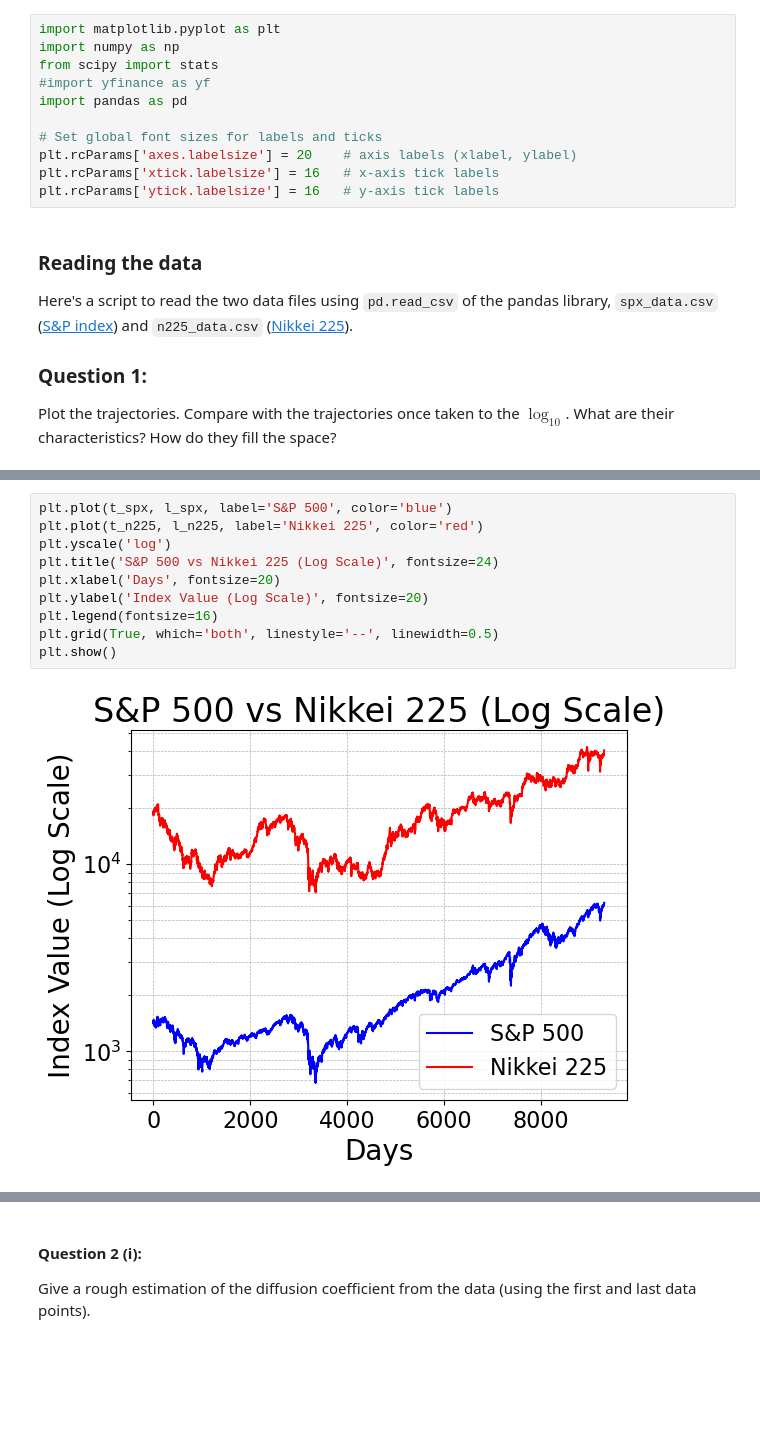
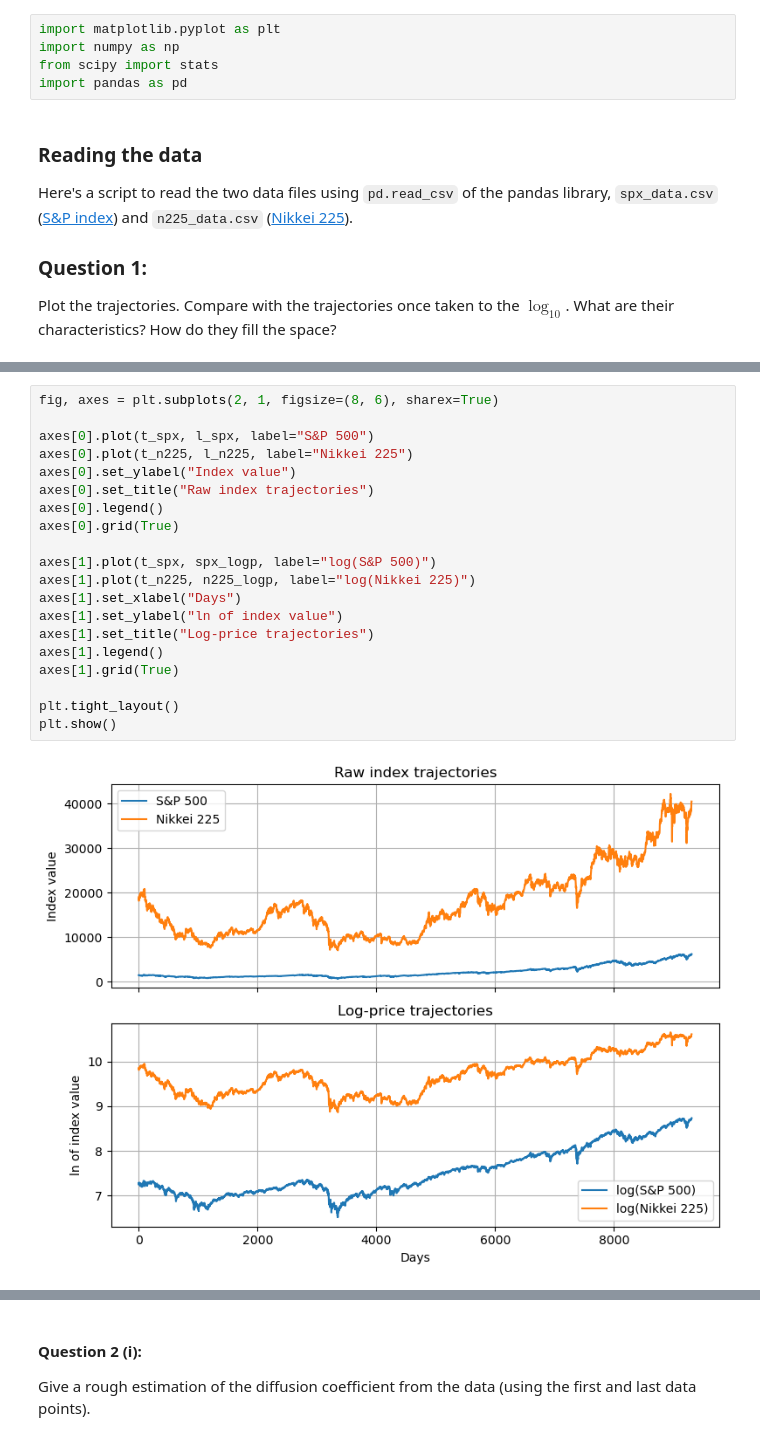
Before and after one commit to Marshhall/Diffusion_Coefficient_BI, a Jupyter notebook: diffusion_coeff.ipynb, the cells around one changed output, grey strips where cells are left out. Cells and saved outputs as stored; diff of their text form; blank space fills up the shorter version.

```diff
--- a/diffusion_coeff.ipynb
+++ b/diffusion_coeff.ipynb
@@ -16,13 +29,7 @@ This TD aims to introduce the concept of diffusion coefficients, explore their i
 import matplotlib.pyplot as plt
 import numpy as np
 from scipy import stats
-#import yfinance as yf
 import pandas as pd
-
-# Set global font sizes for labels and ticks
-plt.rcParams['axes.labelsize'] = 20    # axis labels (xlabel, ylabel)
-plt.rcParams['xtick.labelsize'] = 16   # x-axis tick labels
-plt.rcParams['ytick.labelsize'] = 16   # y-axis tick labels
 # %% [markdown]
 ### Reading the data
 Here's a script to read the two data files using `pd.read_csv` of the pandas library, `spx_data.csv` ([S&P index](https://fr.wikipedia.org/wiki/S%26P_500)) and `n225_data.csv` ([Nikkei 225](https://fr.wikipedia.org/wiki/Nikkei_225)).
@@ -42,12 +54,22 @@ l_n225=[float(l) for l in l_n225]
 # %%
-plt.plot(t_spx, l_spx, label='S&P 500', color='blue')
-plt.plot(t_n225, l_n225, label='Nikkei 225', color='red')
-plt.yscale('log')
-plt.title('S&P 500 vs Nikkei 225 (Log Scale)', fontsize=24)
-plt.xlabel('Days', fontsize=20)
-plt.ylabel('Index Value (Log Scale)', fontsize=20)
-plt.legend(fontsize=16)
-plt.grid(True, which='both', linestyle='--', linewidth=0.5)
+fig, axes = plt.subplots(2, 1, figsize=(8, 6), sharex=True)
+
+axes[0].plot(t_spx, l_spx, label="S&P 500")
+axes[0].plot(t_n225, l_n225, label="Nikkei 225")
+axes[0].set_ylabel("Index value")
+axes[0].set_title("Raw index trajectories")
+axes[0].legend()
+axes[0].grid(True)
+
+axes[1].plot(t_spx, spx_logp, label="log(S&P 500)")
+axes[1].plot(t_n225, n225_logp, label="log(Nikkei 225)")
+axes[1].set_xlabel("Days")
+axes[1].set_ylabel("ln of index value")
+axes[1].set_title("Log-price trajectories")
+axes[1].legend()
+axes[1].grid(True)
+
+plt.tight_layout()
 plt.show()
 # %% [output]
-[figure, old version]
+[figure, new version]
```
Also changed, not shown: parts of 16 cells of this notebook.
